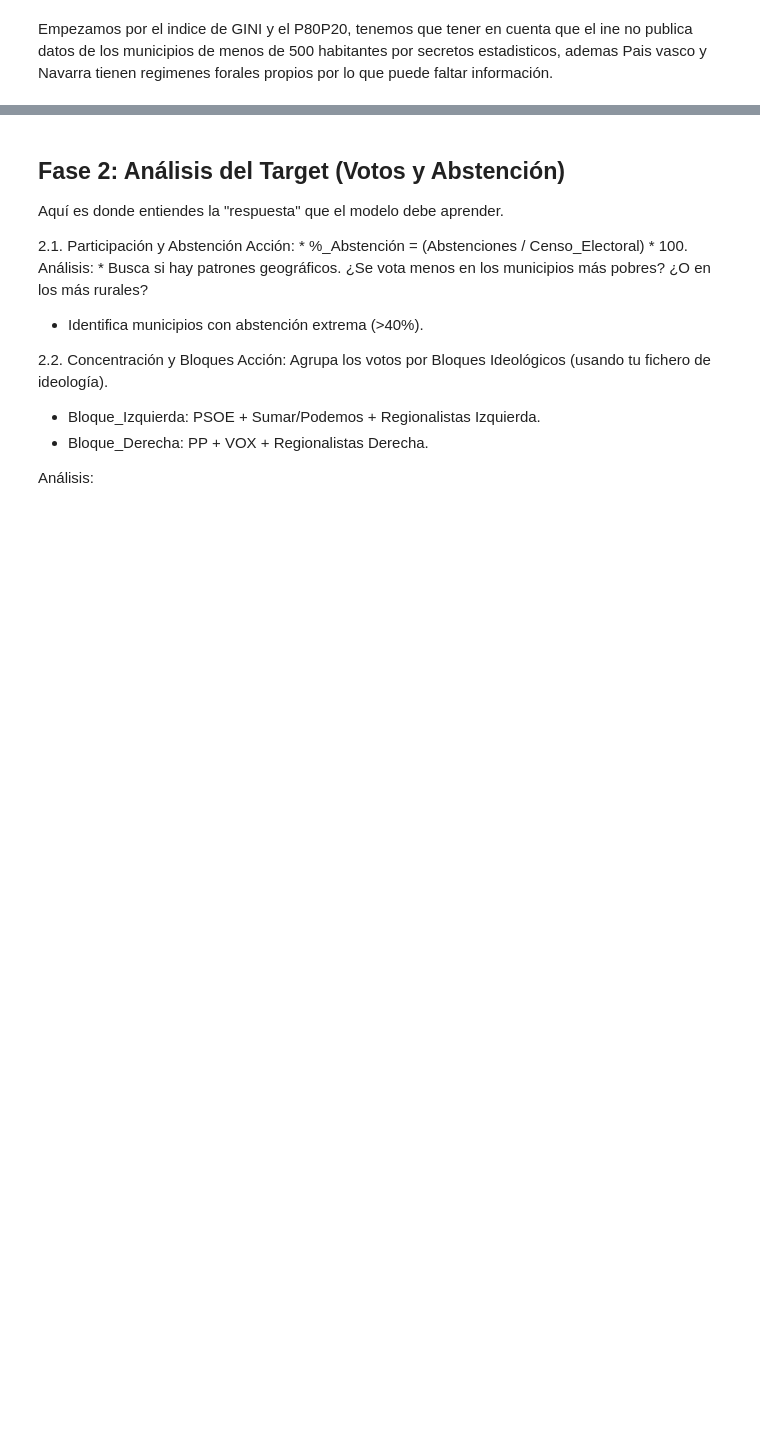
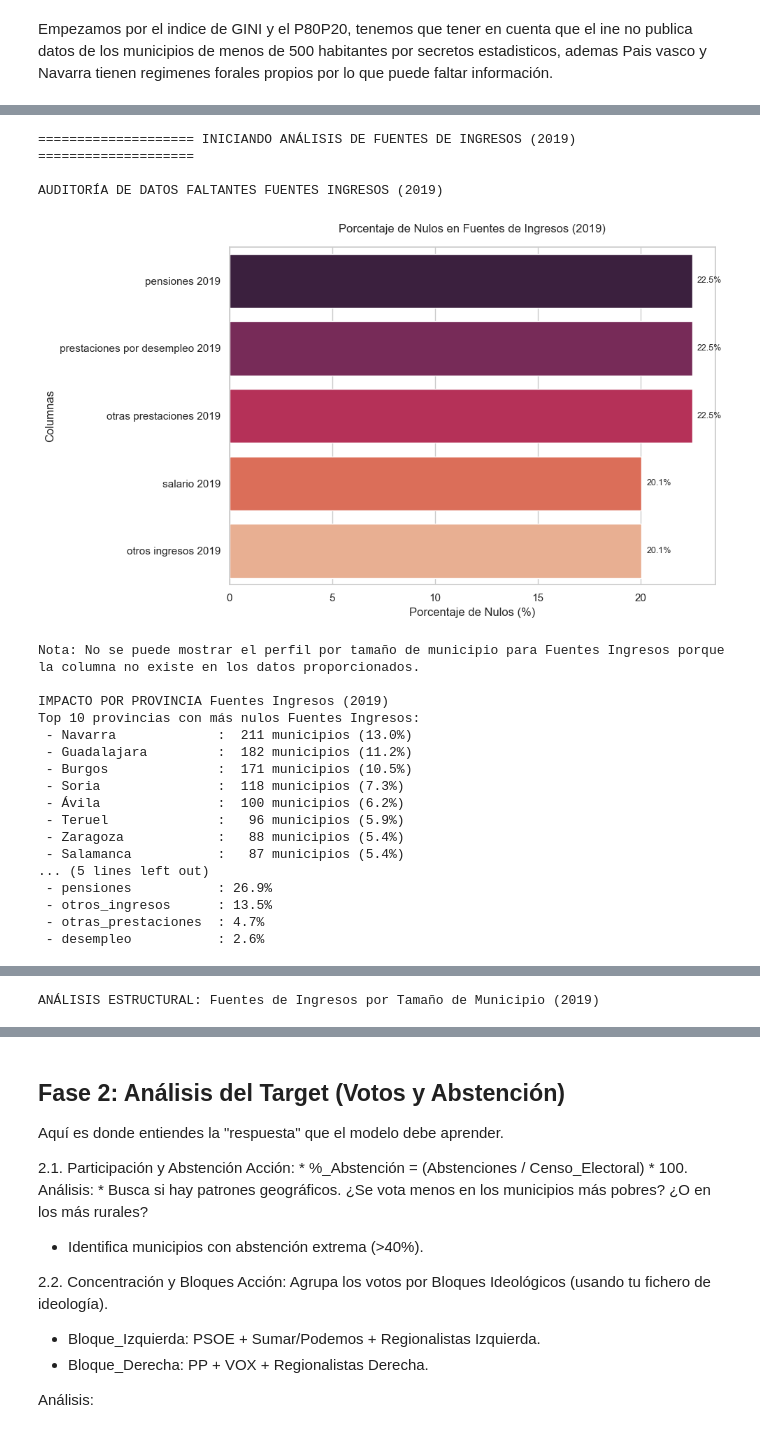
Before and after one commit to oriol1424/TFM_Electoral, a Jupyter notebook: main.ipynb, the cells around one changed output, grey strips where cells are left out. Saved outputs shown, nothing was run; the diff lists cells and outputs as text; code cells hidden in the pictures; blank space fills up the shorter version.

```diff
--- a/main.ipynb
+++ b/main.ipynb
@@ -331,0 +361,24 @@ Podemos ver que Navarra tiene todos sus municipios con valores nulos; esto es cl
+# %%
+df_fuentes_2019 = eda_fuente_ingresos(df_2019_fuente_ingresos, df_2019_poblacion_csv, anyo="2019")
+# %% [output]
+==================== INICIANDO ANÁLISIS DE FUENTES DE INGRESOS (2019) ====================
+
+AUDITORÍA DE DATOS FALTANTES FUENTES INGRESOS (2019)
+[figure, added]
+Nota: No se puede mostrar el perfil por tamaño de municipio para Fuentes Ingresos porque la columna no existe en los datos proporcionados.
+
+IMPACTO POR PROVINCIA Fuentes Ingresos (2019)
+Top 10 provincias con más nulos Fuentes Ingresos:
+ - Navarra             :  211 municipios (13.0%)
+ - Guadalajara         :  182 municipios (11.2%)
+ - Burgos              :  171 municipios (10.5%)
+ - Soria               :  118 municipios (7.3%)
+ - Ávila               :  100 municipios (6.2%)
+ - Teruel              :   96 municipios (5.9%)
+ - Zaragoza            :   88 municipios (5.4%)
+ - Salamanca           :   87 municipios (5.4%)
+... (5 lines left out)
+ - pensiones           : 26.9%
+ - otros_ingresos      : 13.5%
+ - otras_prestaciones  : 4.7%
+ - desempleo           : 2.6%
@@ -331,0 +387 @@ Podemos ver que Navarra tiene todos sus municipios con valores nulos; esto es cl
+ANÁLISIS ESTRUCTURAL: Fuentes de Ingresos por Tamaño de Municipio (2019)
```
Also changed, not shown: parts of 6 cells of this notebook, 3 other files.
